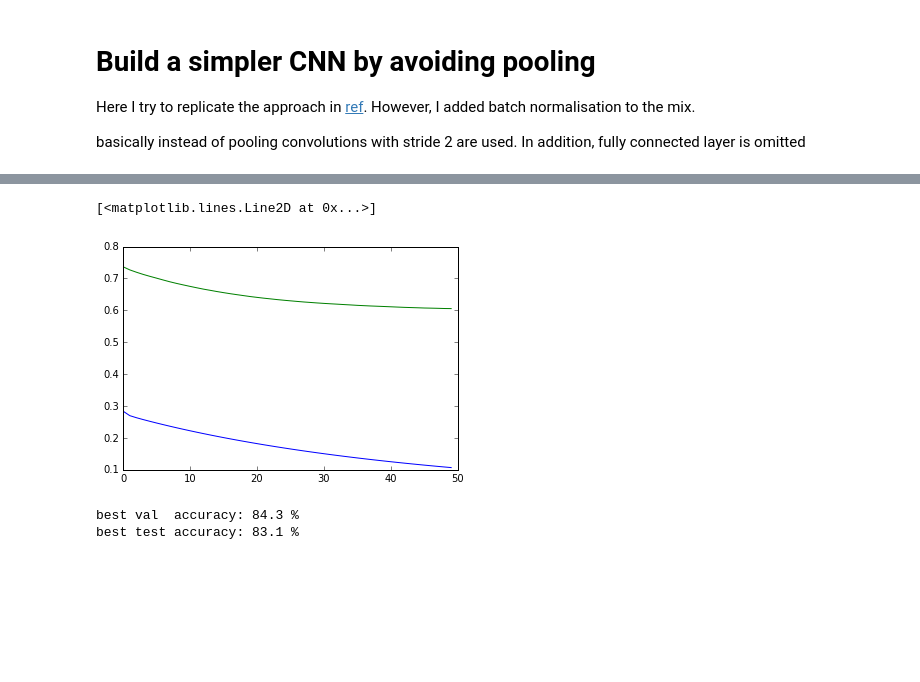
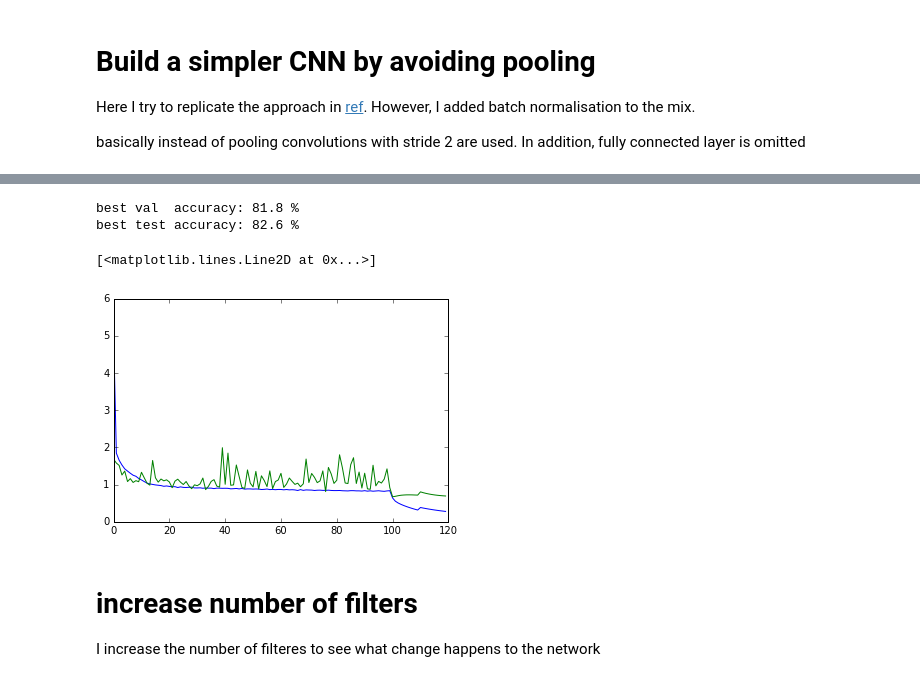
Before and after one commit to peymanbey/CIFAR10, a Jupyter notebook: CS231n2.ipynb, the cells around one changed output, grey strips where cells are left out. Saved outputs shown, nothing was run; the diff lists cells and outputs as text; code cells hidden in the pictures; blank space fills up the shorter version.

```diff
--- a/CS231n2.ipynb
+++ b/CS231n2.ipynb
@@ -408,9 +408,9 @@ basically instead of pooling convolutions with stride 2 are used. In addition, f
 input_shape = (None, 3,32,32)
 
 network = build_CNN_nopool(in_shape=input_shape,
-                           num_filter=[32,64,96,128,192],
-                           fil_size=  [ 3, 3, 3,  3,  4],
-                           strides=   [ 1, 2, 1,  2,  1],
+                           num_filter=[32,64,96,96,128],
+                           fil_size=  [ 7, 5, 3, 3,  3],
+                           strides=   [ 1, 2, 1, 2,  1],
                            num_out=num_class,
                            in_var=X)
 # %%
@@ -456,0 +446,11 @@ epoch 41, val_loss 0.611219, train_loss 0.125282, error 0.165000, best error 0.1
+# %%
+# continue training for a bit more with a smaller learning rate
+network2, test_fn, train_loss_history2_, val_loss_history2_, val_error_history_2 = early_stop(net=network,
+                                                                                              data=shared_data,
+                                                                                              X=X, y=y,
+                                                                                              batch_size=512,
+                                                                                              l1_reg=0,
+                                                                                              l2_reg=0.0002,
+                                                                                              lear_rate=1e-3,
+                                                                                              iteration=10,
+                                                                                              printFreq=2)
@@ -456,0 +481,11 @@ epoch 41, val_loss 0.611219, train_loss 0.125282, error 0.165000, best error 0.1
+# %%
+# continue training for a bit more with a smaller learning rate and smaller regularizer
+network3, test_fn, train_loss_history3_, val_loss_history3_, val_error_history_3 = early_stop(net=network2,
+                                                                                              data=shared_data,
+                                                                                              X=X, y=y,
+                                                                                              batch_size=128,
+                                                                                              l1_reg=0,
+                                                                                              l2_reg=0.0003,
+                                                                                              lear_rate=1e-4,
+                                                                                              iteration=10,
+                                                                                              printFreq=2)
@@ -457,17 +508,17 @@ epoch 41, val_loss 0.611219, train_loss 0.125282, error 0.165000, best error 0.1
+# %%
+# Deeper CNN has more spatial information to work with, hence performance improves
+
+print "best val  accuracy:", (1-min(val_error_history_3))*100,"%"
+print "best test accuracy:", (1-test_fn()[1])*100,"%"
+# %% [output]
+best val  accuracy: 81.8 %
+best test accuracy: 82.6 %
 # %%
-plt.plot(train_loss_history_)
-plt.plot(val_loss_history_)
+plt.plot(train_loss_history_+ train_loss_history2_+ train_loss_history3_)
+plt.plot(val_loss_history_+val_loss_history2_+val_loss_history3_)
 # %% [output]
 [<matplotlib.lines.Line2D at 0x...>]
-[figure, old version]
+[figure, new version]
-# %%
-# Deeper CNN has more spatial information to work with, hence performance improves
-
-print "best val  accuracy:", (1-min(val_error_history_))*100,"%"
-print "best test accuracy:", (1-test_fn()[1])*100,"%"
-# %% [output]
-best val  accuracy: 84.3 %
-best test accuracy: 83.1 %
 # %%
 # # if you want to continue from a previous run
 # with open("fullCNN.p", "rb") as f:
@@ -477,3 +528,7 @@ best test accuracy: 83.1 %
 # # evaluate test prediction
 # _, val_fn, test_fn = update_functions(net=network,data=shared_data,
 #                                       in_var=X, target=y)
+# %% [markdown]
+# increase number of filters
+
+I increase the number of filteres to see what change happens to the network
```
Also changed, not shown: parts of 11 cells of this notebook.
